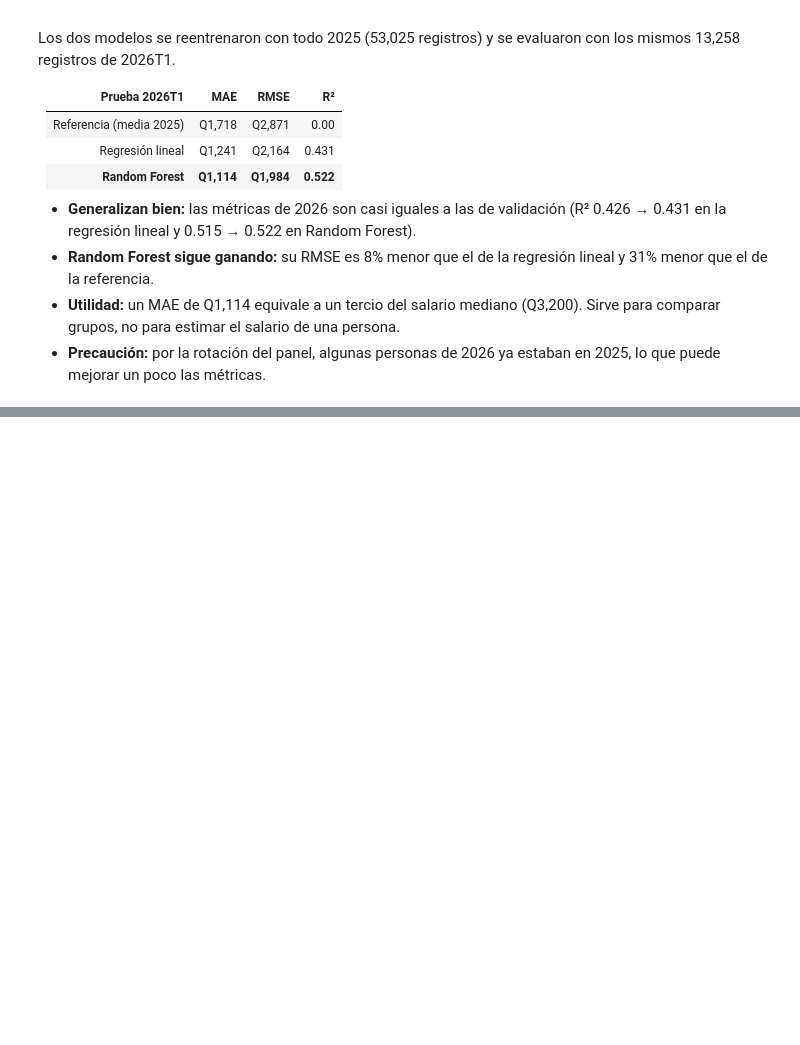
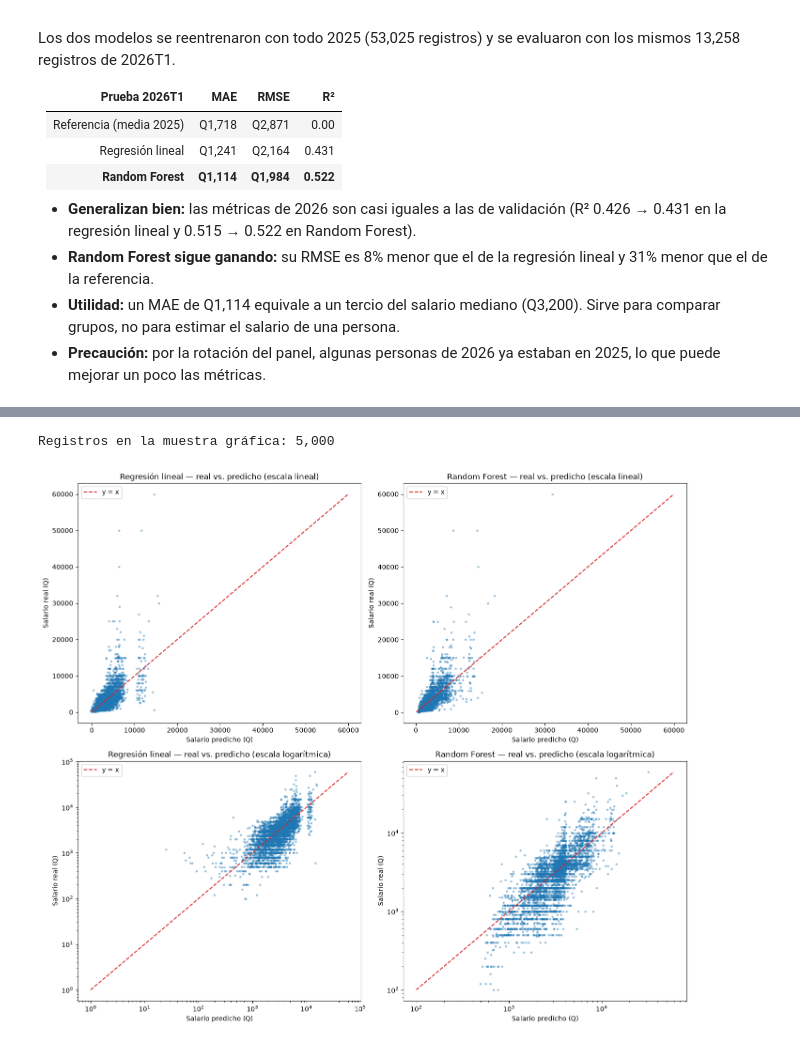
Before and after one commit to tismajo/CC3084-Laboratorio7, a Jupyter notebook: Laboratorio7.ipynb, the cells around one changed output, grey strips where cells are left out. Drawn from its saved outputs; the diff is of its cells as text; code cells hidden in the pictures; blank space fills up the shorter version.

```diff
--- a/Laboratorio7.ipynb
+++ b/Laboratorio7.ipynb
@@ -2552,0 +2563,33 @@ Los dos modelos se reentrenaron con todo 2025 (53,025 registros) y se evaluaron
+# %%
+muestra_test = (
+    resultados_test
+    .sample(False, min(1.0, 6000 / n_eval), seed=SEMILLA)
+    .limit(5000)
+    .toPandas()
+)
+print(f"Registros en la muestra gráfica: {len(muestra_test):,}")
+
+modelos_graf = [("pred_lr", "residuo_lr", "Regresión lineal"),
+                ("pred_rf", "residuo_rf", "Random Forest")]
+
+fig, axes = plt.subplots(2, 2, figsize=(14, 12))
+
+for j, (col_pred, _, titulo) in enumerate(modelos_graf):
+    for i, escala in enumerate(["linear", "log"]):
+        ax = axes[i, j]
+        ax.scatter(muestra_test[col_pred], muestra_test[OBJETIVO], s=6, alpha=0.35)
+        positivos = muestra_test[[col_pred, OBJETIVO]].clip(lower=1)
+        lim = [positivos.min().min(), positivos.max().max()]
+        ax.plot(lim, lim, color="#d62728", linestyle="--", label="y = x")
+        ax.set_xscale(escala)
+        ax.set_yscale(escala)
+        ax.set_xlabel("Salario predicho (Q)")
+        ax.set_ylabel("Salario real (Q)")
+        ax.set_title(f"{titulo} — real vs. predicho (escala {'lineal' if escala == 'linear' else 'logarítmica'})")
+        ax.legend()
+
+plt.tight_layout()
+plt.show()
+# %% [output]
+Registros en la muestra gráfica: 5,000
+[figure, added]
```
Also changed, not shown: parts of 8 cells of this notebook, 1 other file.
